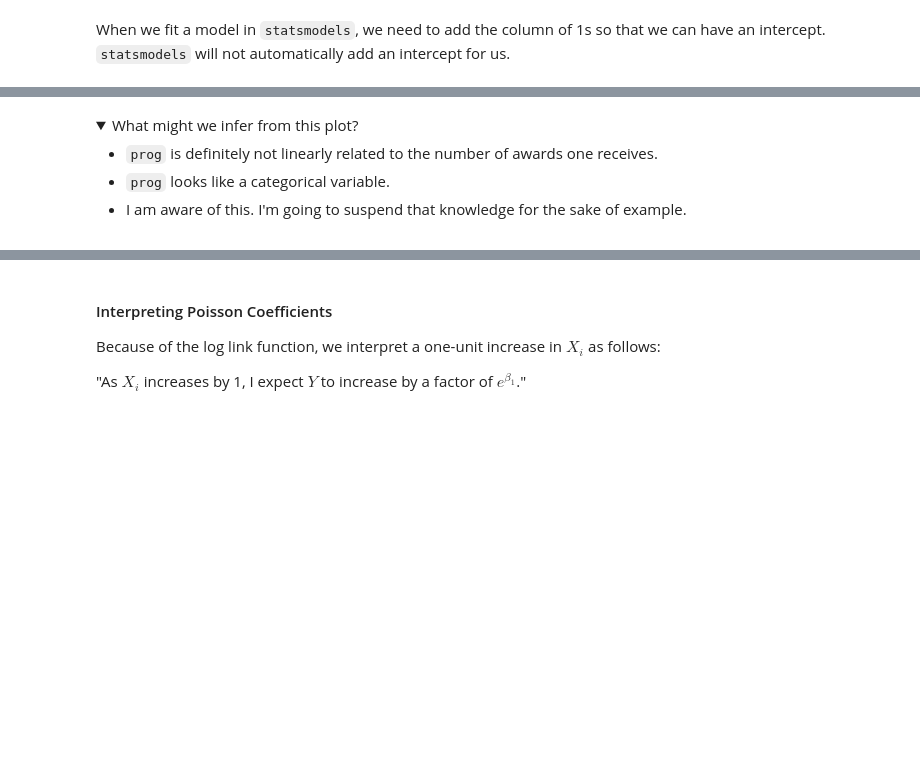
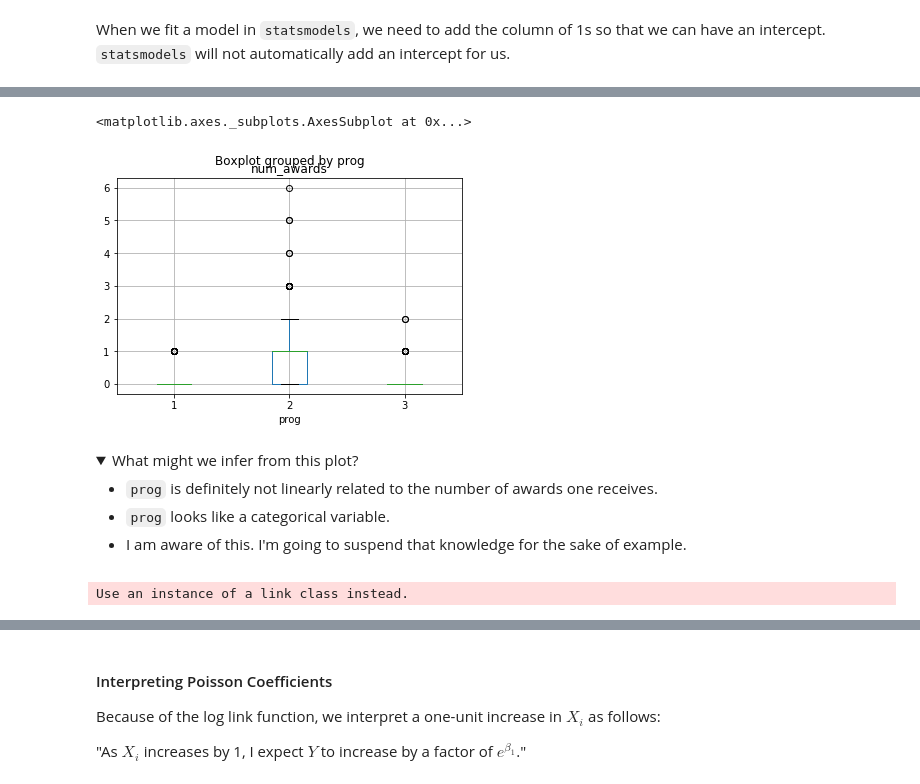
Before and after one commit to persocom01/GA-lessons, a Jupyter notebook: 6.06-lesson-generalized_linear_models/starter-code.ipynb, the cells around one changed output, grey strips where cells are left out. Saved outputs shown, nothing was run; the diff lists cells and outputs as text; code cells hidden in the pictures; folded sections open; blank space fills up the shorter version.

```diff
--- a/6.06-lesson-generalized_linear_models/starter-code.ipynb
+++ b/6.06-lesson-generalized_linear_models/starter-code.ipynb
@@ -196,5 +208,9 @@ award = pd.read_csv("https://stats.idre.ucla.edu/stat/data/poisson_sim.csv")
 # %%
 # Plot distribution of awards by program.
+award.boxplot('num_awards', by='prog')
+# %% [output]
+<matplotlib.axes._subplots.AxesSubplot at 0x...>
+[figure, added]
 # %% [markdown]
 <details><summary>What might we infer from this plot?</summary>
 
@@ -209,7 +230,10 @@ award = pd.read_csv("https://stats.idre.ucla.edu/stat/data/poisson_sim.csv")
 # %%
 # Fit model.
-
+fam = sm.families.Poisson(link=sm.families.links.log)
+glm_poi = sm.GLM(y, X, family=fam).fit()
 # In statsmodels, y is the first argument.
 # In statsmodels, X is the second argument.
+# %% [output]
+Use an instance of a link class instead.
 # %%
 # Generate summary of model.
```
Also changed, not shown: parts of 7 cells of this notebook, 2 other files.
